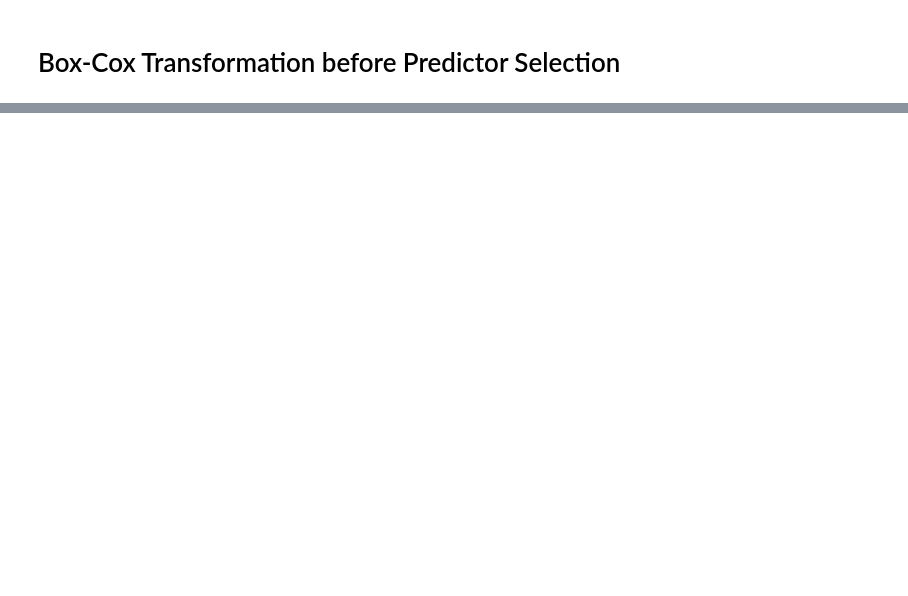
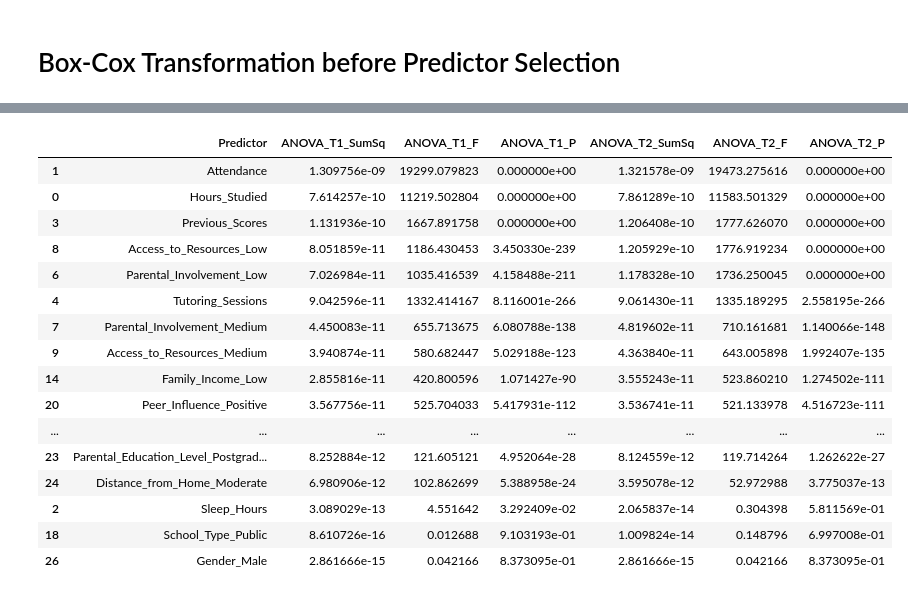
Before and after one commit to cztm/linear-regression, a Jupyter notebook: MLR_Analysis.ipynb, the cells around one changed output, grey strips where cells are left out. Saved outputs shown, nothing was run; the diff lists cells and outputs as text; code cells hidden in the pictures; blank space fills up the shorter version.

```diff
--- a/MLR_Analysis.ipynb
+++ b/MLR_Analysis.ipynb
@@ -939,3 +992,73 @@ results_sorted
 | 18 | School_Type_Public | 3.803057e-01 | 0.000117 | -0.000035 | 1.003746 | -0.877392 | 0.769817 | -168560.203300 | -168546.611530 | ... |
 | 19 | Peer_Influence_Neutral | 5.985244e-01 | 0.000042 | -0.000109 | 1.759083 | -0.526549 | 0.277254 | -168559.710627 | -168546.118857 | ... |
 | 26 | Gender_Male | 8.121216e-01 | 0.000009 | -0.000143 | 1.002131 | 0.237699 | 0.056501 | -168559.489813 | -168545.898043 | ... |
+# %%
+import pandas as pd
+import statsmodels.api as sm
+import statsmodels.formula.api as smf
+from sklearn.preprocessing import StandardScaler
+from scipy import stats
+import numpy as np
+
+df = pd.read_csv('data/StudentPerformanceFactors.csv')
+
+df.columns = df.columns.str.replace(' ', '_')
+
+df_encoded = pd.get_dummies(df, drop_first=True)
+df_encoded.columns = df_encoded.columns.str.replace(' ', '_')
+
+continuous_vars = ['Hours_Studied', 'Attendance', 'Sleep_Hours', 'Previous_Scores', 'Tutoring_Sessions', 'Physical_Activity']
+
+for var in continuous_vars:
+    df_encoded[var], fitted_lambda = stats.boxcox(df_encoded[var] + 1)
+
+y_boxcox, fitted_lambda_y = stats.boxcox(df_encoded['Exam_Score'] + 1)
+
+df_encoded['Exam_Score'] = y_boxcox
+
+X = df_encoded.drop('Exam_Score', axis=1)
+
+scaler = StandardScaler()
+X_scaled = scaler.fit_transform(X)
+df_encoded[X.columns] = X_scaled
+
+formula = 'Exam_Score ~ ' + ' + '.join(X.columns)
+model_full = smf.ols(formula, data=df_encoded).fit()
+
+anova_type1 = sm.stats.anova_lm(model_full, typ=1)
+anova_type2 = sm.stats.anova_lm(model_full, typ=2)
+
+results = pd.DataFrame()
+
+results['Predictor'] = anova_type1.index
+results['ANOVA_T1_SumSq'] = anova_type1['sum_sq'].values
+results['ANOVA_T1_F'] = anova_type1['F'].values
+results['ANOVA_T1_P'] = anova_type1['PR(>F)'].values
+
+results['ANOVA_T2_SumSq'] = anova_type2['sum_sq'].values
+results['ANOVA_T2_F'] = anova_type2['F'].values
+results['ANOVA_T2_P'] = anova_type2['PR(>F)'].values
+
+results_clean = results.dropna()
+
+results_sorted = results_clean.sort_values(by='ANOVA_T2_SumSq', ascending=False)
+
+results_sorted
+# %% [output]
+|  | Predictor | ANOVA_T1_SumSq | ANOVA_T1_F | ANOVA_T1_P | ANOVA_T2_SumSq | ANOVA_T2_F | ANOVA_T2_P |
+| 1 | Attendance | 1.309756e-09 | 19299.079823 | 0.000000e+00 | 1.321578e-09 | 19473.275616 | 0.000000e+00 |
+| 0 | Hours_Studied | 7.614257e-10 | 11219.502804 | 0.000000e+00 | 7.861289e-10 | 11583.501329 | 0.000000e+00 |
+| 3 | Previous_Scores | 1.131936e-10 | 1667.891758 | 0.000000e+00 | 1.206408e-10 | 1777.626070 | 0.000000e+00 |
+| 8 | Access_to_Resources_Low | 8.051859e-11 | 1186.430453 | 3.450330e-239 | 1.205929e-10 | 1776.919234 | 0.000000e+00 |
+| 6 | Parental_Involvement_Low | 7.026984e-11 | 1035.416539 | 4.158488e-211 | 1.178328e-10 | 1736.250045 | 0.000000e+00 |
+| 4 | Tutoring_Sessions | 9.042596e-11 | 1332.414167 | 8.116001e-266 | 9.061430e-11 | 1335.189295 | 2.558195e-266 |
+| 7 | Parental_Involvement_Medium | 4.450083e-11 | 655.713675 | 6.080788e-138 | 4.819602e-11 | 710.161681 | 1.140066e-148 |
+| 9 | Access_to_Resources_Medium | 3.940874e-11 | 580.682447 | 5.029188e-123 | 4.363840e-11 | 643.005898 | 1.992407e-135 |
+| 14 | Family_Income_Low | 2.855816e-11 | 420.800596 | 1.071427e-90 | 3.555243e-11 | 523.860210 | 1.274502e-111 |
+| 20 | Peer_Influence_Positive | 3.567756e-11 | 525.704033 | 5.417931e-112 | 3.536741e-11 | 521.133978 | 4.516723e-111 |
+| ... | ... | ... | ... | ... | ... | ... | ... |
+| 23 | Parental_Education_Level_Postgrad... | 8.252884e-12 | 121.605121 | 4.952064e-28 | 8.124559e-12 | 119.714264 | 1.262622e-27 |
+| 24 | Distance_from_Home_Moderate | 6.980906e-12 | 102.862699 | 5.388958e-24 | 3.595078e-12 | 52.972988 | 3.775037e-13 |
+| 2 | Sleep_Hours | 3.089029e-13 | 4.551642 | 3.292409e-02 | 2.065837e-14 | 0.304398 | 5.811569e-01 |
+| 18 | School_Type_Public | 8.610726e-16 | 0.012688 | 9.103193e-01 | 1.009824e-14 | 0.148796 | 6.997008e-01 |
+| 26 | Gender_Male | 2.861666e-15 | 0.042166 | 8.373095e-01 | 2.861666e-15 | 0.042166 | 8.373095e-01 |
```
Also changed, not shown: parts of 11 cells of this notebook.
